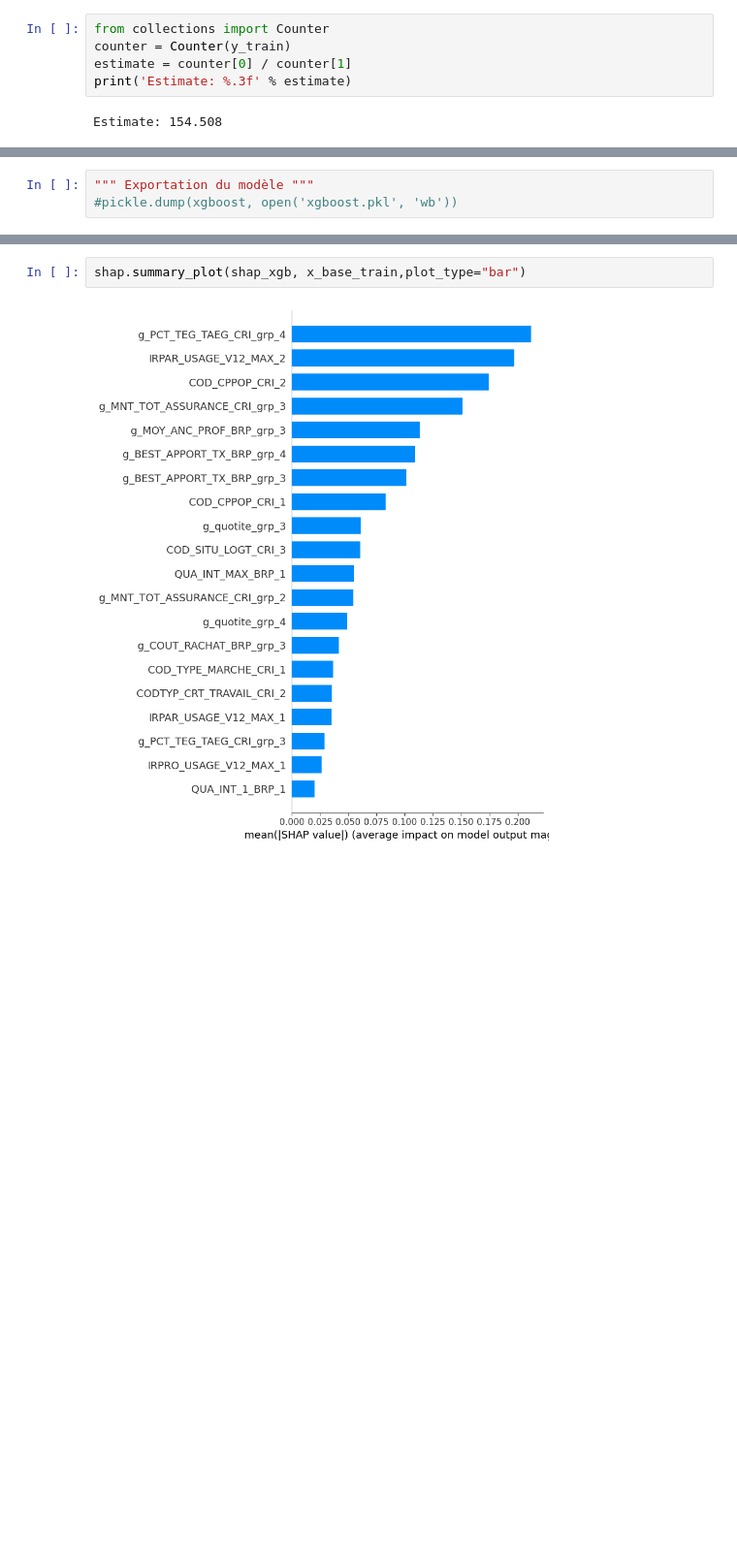
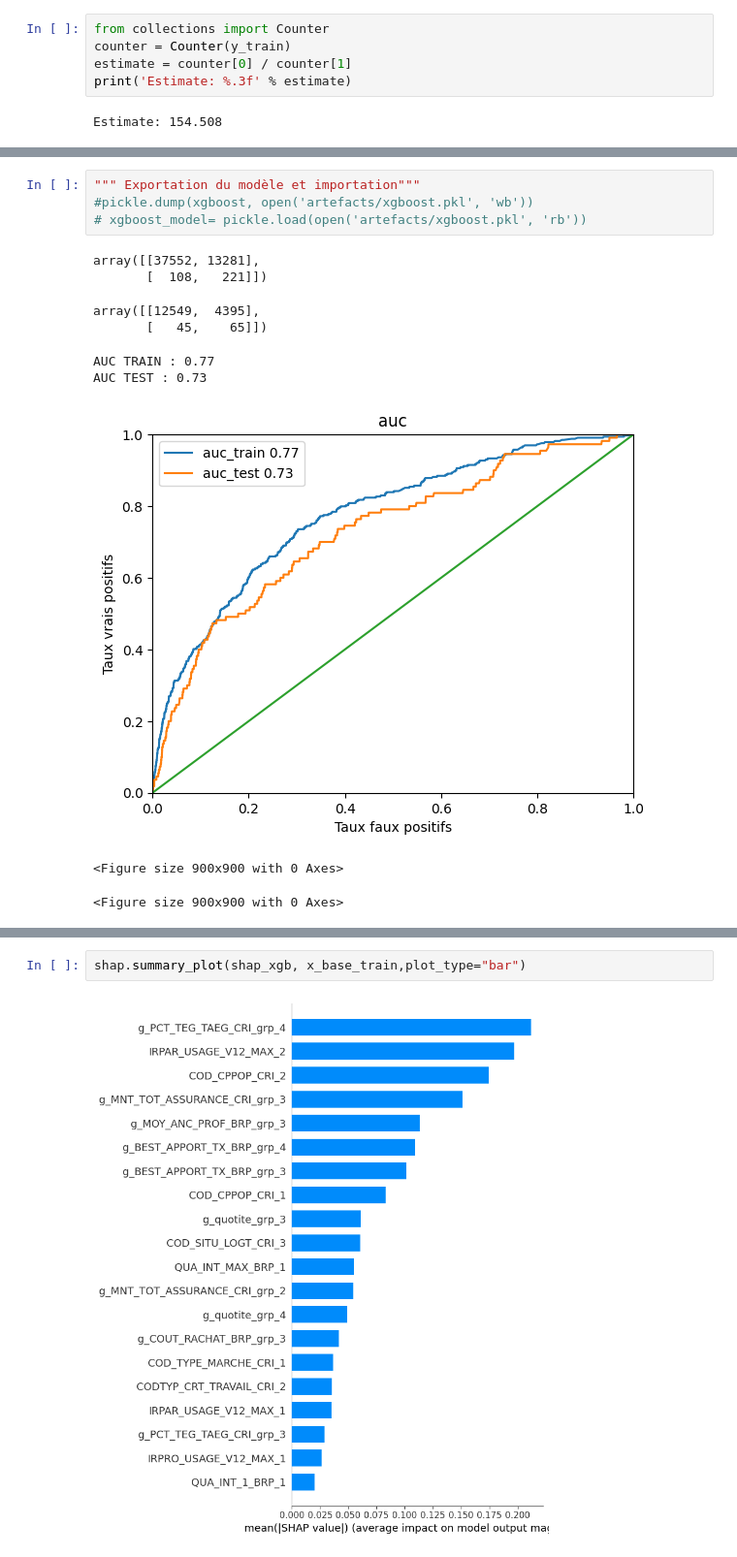
Before and after one commit to luciegaba/Real-Estate-Default-Modeling, a Jupyter notebook: projet_lcl_modelling.ipynb, the cells around one changed output, grey strips where cells are left out. Shown at 97% size. Cells and saved outputs as stored; diff of their text form; blank space fills up the shorter version.

```diff
--- a/projet_lcl_modelling.ipynb
+++ b/projet_lcl_modelling.ipynb
@@ -247,5 +279,16 @@ AUC TEST : 0.71
 # %%
-""" Exportation du modèle """
-#pickle.dump(xgboost, open('xgboost.pkl', 'wb'))
+""" Exportation du modèle et importation"""
+#pickle.dump(xgboost, open('artefacts/xgboost.pkl', 'wb'))
+# xgboost_model= pickle.load(open('artefacts/xgboost.pkl', 'rb'))
+# %% [output]
+array([[37552, 13281],
+       [  108,   221]])
+array([[12549,  4395],
+       [   45,    65]])
+AUC TRAIN : 0.77
+AUC TEST : 0.73
+[figure, added]
+<Figure size 900x900 with 0 Axes>
+<Figure size 900x900 with 0 Axes>
 # %%
 print("Performance du modèle sur la base OOT")
```
Also changed, not shown: parts of 26 cells of this notebook, 23 other files.
